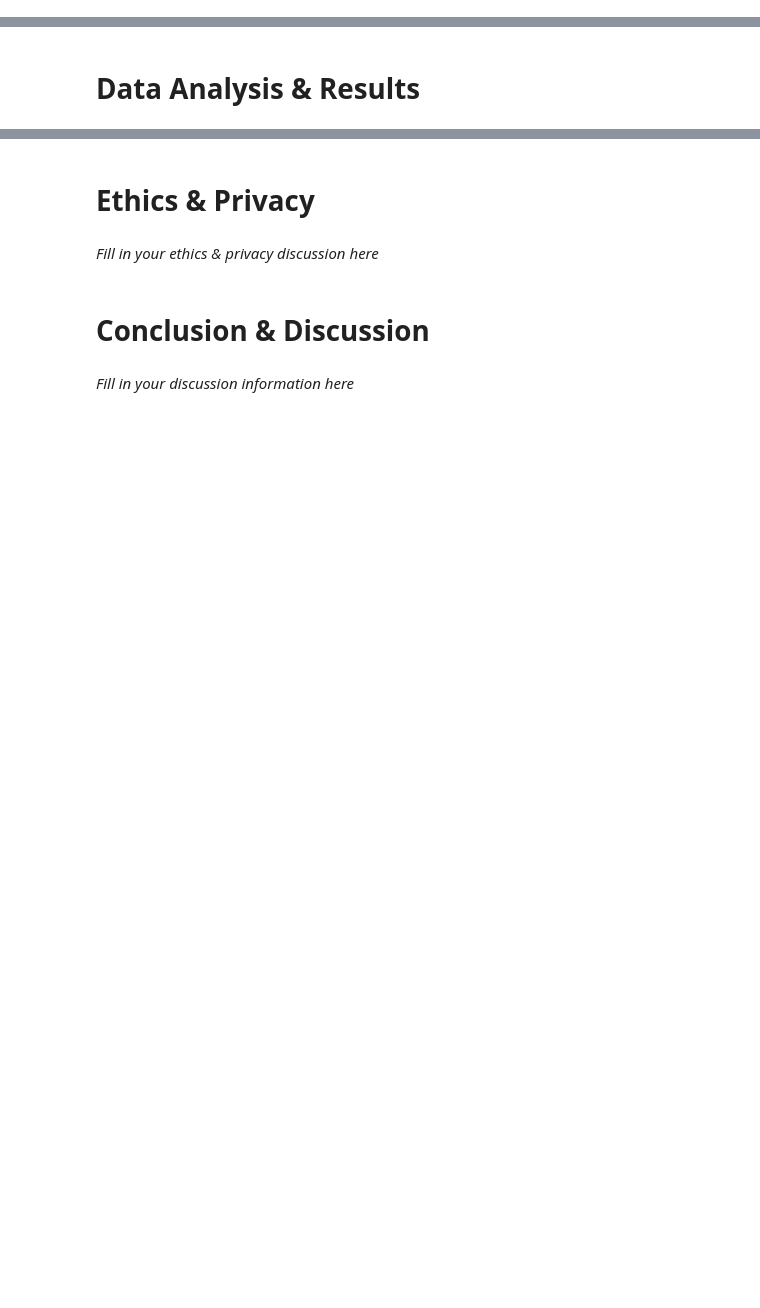
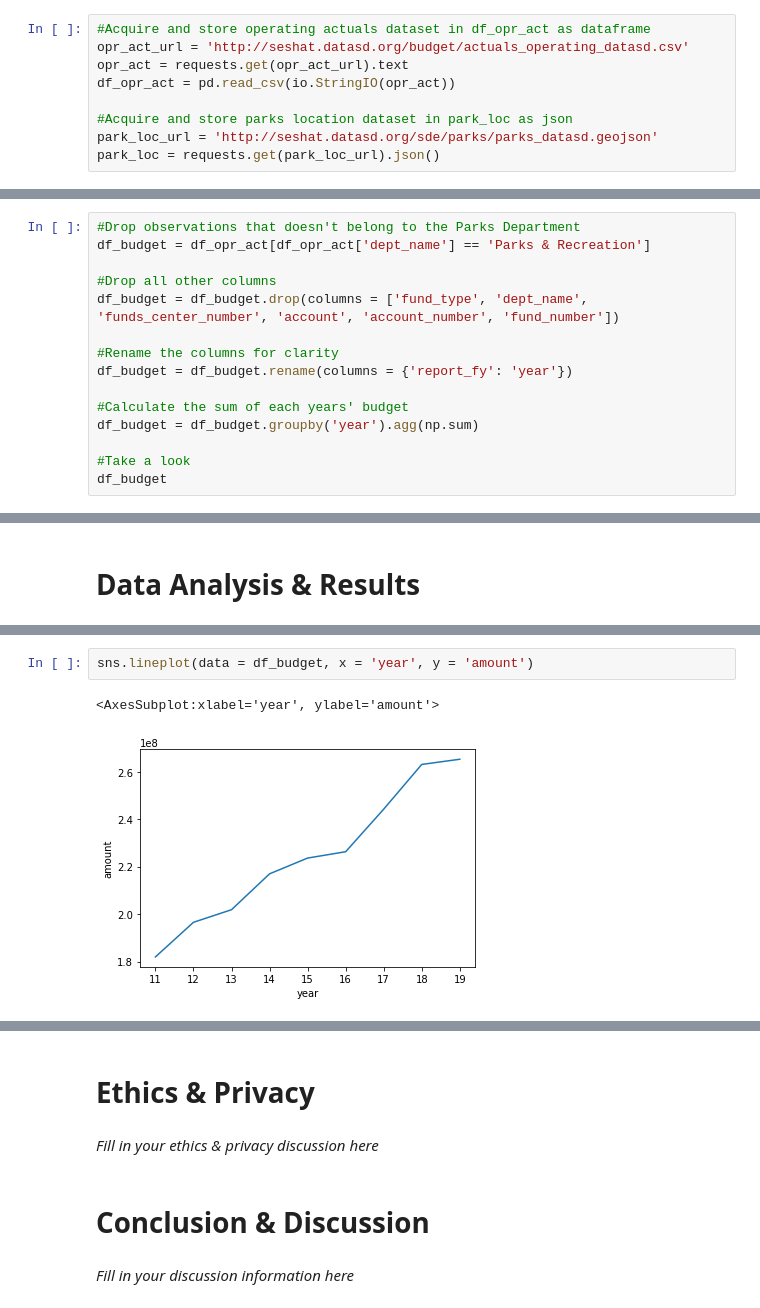
Before and after one commit to mikeheheda/Projects, a Jupyter notebook: Option2_Individual/FinalProject_GH.ipynb, the cells around one changed output, grey strips where cells are left out. Drawn from its saved outputs; the diff is of its cells as text; blank space fills up the shorter version.

Commit message:
Data Analysis Finished

```diff
--- a/Option2_Individual/FinalProject_GH.ipynb
+++ b/Option2_Individual/FinalProject_GH.ipynb
@@ -102,0 +101,9 @@ I am extracting the names and identifiers of nearby hotels and restaurants for l
+# %%
+#Acquire and store operating actuals dataset in df_opr_act as dataframe
+opr_act_url = 'http://seshat.datasd.org/budget/actuals_operating_datasd.csv'
+opr_act = requests.get(opr_act_url).text
+df_opr_act = pd.read_csv(io.StringIO(opr_act))
+
+#Acquire and store parks location dataset in park_loc as json
+park_loc_url = 'http://seshat.datasd.org/sde/parks/parks_datasd.geojson'
+park_loc = requests.get(park_loc_url).json()
@@ -102,0 +114,15 @@ I am extracting the names and identifiers of nearby hotels and restaurants for l
+# %%
+#Drop observations that doesn't belong to the Parks Department
+df_budget = df_opr_act[df_opr_act['dept_name'] == 'Parks & Recreation']
+
+#Drop all other columns
+df_budget = df_budget.drop(columns = ['fund_type', 'dept_name', 'funds_center_number', 'account', 'account_number', 'fund_number'])
+
+#Rename the columns for clarity
+df_budget = df_budget.rename(columns = {'report_fy': 'year'})
+
+#Calculate the sum of each years' budget
+df_budget = df_budget.groupby('year').agg(np.sum)
+
+#Take a look
+df_budget
@@ -191,0 +321,5 @@ Include cells that describe the steps in your data analysis.
+# %%
+sns.lineplot(data = df_budget, x = 'year', y = 'amount')
+# %% [output]
+<AxesSubplot:xlabel='year', ylabel='amount'>
+[figure, added]
```
Also changed, not shown: parts of 54 cells of this notebook.
